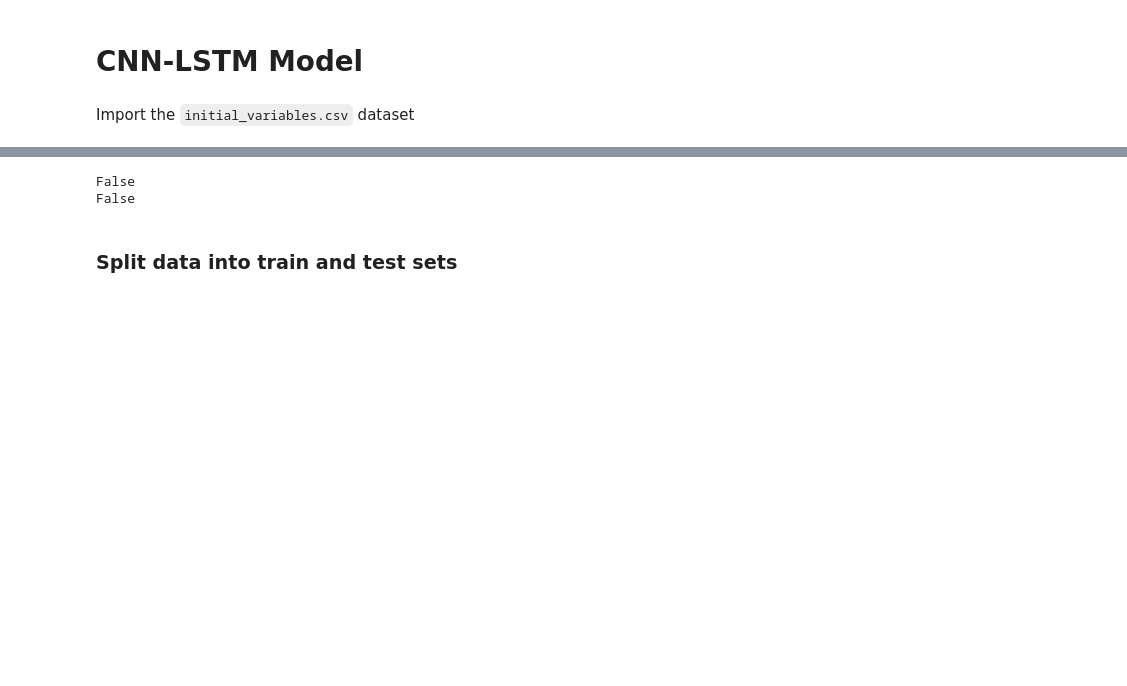
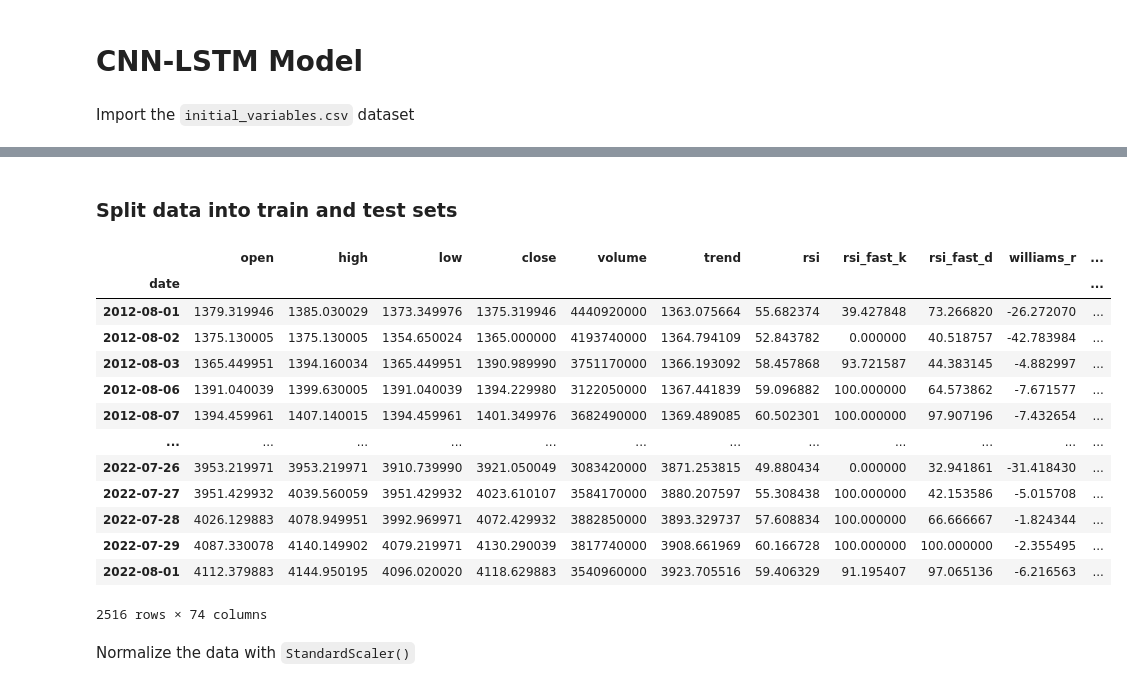
Before and after one commit to adamgulyas/cnn-vs-xgboost, a Jupyter notebook: notebooks/model.ipynb, the cells around one changed output, grey strips where cells are left out. Saved outputs shown, nothing was run; the diff lists cells and outputs as text; code cells hidden in the pictures; blank space fills up the shorter version.

Commit message:
Build and test CNN Pred model

```diff
--- a/notebooks/model.ipynb
+++ b/notebooks/model.ipynb
@@ -36,13 +18,2 @@ Check for null values
-# %%
-print(X.isnull().values.any())
-print(y.isnull().values.any())
-# %% [output]
-False
-False
 # %% [markdown]
 ### Split data into train and test sets
-# %%
-X = X.to_numpy()
-y = y.to_numpy()
-
-X_train, X_test, y_train, y_test = train_test_split(X, y, test_size=0.3, shuffle=False)
@@ -52,0 +20,20 @@ model = keras.models.Sequential([
+# %%
+y = X['target'].copy()
+X = X.drop(columns='target')
+# %%
+X
+# %% [output]
+|  | open | high | low | close | volume | trend | rsi | rsi_fast_k | rsi_fast_d | williams_r | ... |
+| date |  |  |  |  |  |  |  |  |  |  | ... |
+| 2012-08-01 | 1379.319946 | 1385.030029 | 1373.349976 | 1375.319946 | 4440920000 | 1363.075664 | 55.682374 | 39.427848 | 73.266820 | -26.272070 | ... |
+| 2012-08-02 | 1375.130005 | 1375.130005 | 1354.650024 | 1365.000000 | 4193740000 | 1364.794109 | 52.843782 | 0.000000 | 40.518757 | -42.783984 | ... |
+| 2012-08-03 | 1365.449951 | 1394.160034 | 1365.449951 | 1390.989990 | 3751170000 | 1366.193092 | 58.457868 | 93.721587 | 44.383145 | -4.882997 | ... |
+| 2012-08-06 | 1391.040039 | 1399.630005 | 1391.040039 | 1394.229980 | 3122050000 | 1367.441839 | 59.096882 | 100.000000 | 64.573862 | -7.671577 | ... |
+| 2012-08-07 | 1394.459961 | 1407.140015 | 1394.459961 | 1401.349976 | 3682490000 | 1369.489085 | 60.502301 | 100.000000 | 97.907196 | -7.432654 | ... |
+| ... | ... | ... | ... | ... | ... | ... | ... | ... | ... | ... | ... |
+| 2022-07-26 | 3953.219971 | 3953.219971 | 3910.739990 | 3921.050049 | 3083420000 | 3871.253815 | 49.880434 | 0.000000 | 32.941861 | -31.418430 | ... |
+| 2022-07-27 | 3951.429932 | 4039.560059 | 3951.429932 | 4023.610107 | 3584170000 | 3880.207597 | 55.308438 | 100.000000 | 42.153586 | -5.015708 | ... |
+| 2022-07-28 | 4026.129883 | 4078.949951 | 3992.969971 | 4072.429932 | 3882850000 | 3893.329737 | 57.608834 | 100.000000 | 66.666667 | -1.824344 | ... |
+| 2022-07-29 | 4087.330078 | 4140.149902 | 4079.219971 | 4130.290039 | 3817740000 | 3908.661969 | 60.166728 | 100.000000 | 100.000000 | -2.355495 | ... |
+| 2022-08-01 | 4112.379883 | 4144.950195 | 4096.020020 | 4118.629883 | 3540960000 | 3923.705516 | 59.406329 | 91.195407 | 97.065136 | -6.216563 | ... |
+2516 rows × 74 columns
@@ -52,0 +45,2 @@ model = keras.models.Sequential([
+# %% [markdown]
+Normalize the data with `StandardScaler()`
```
Also changed, not shown: parts of 12 cells of this notebook, 4 other files.
